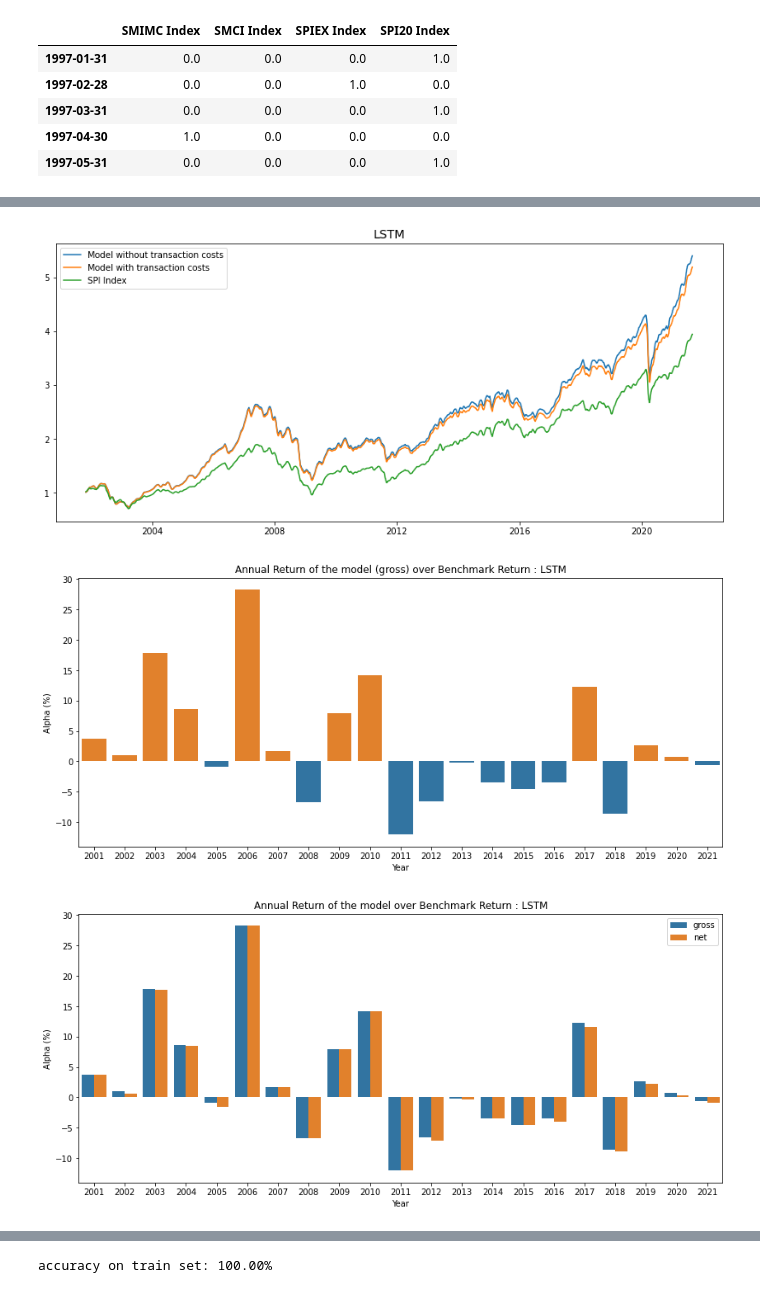
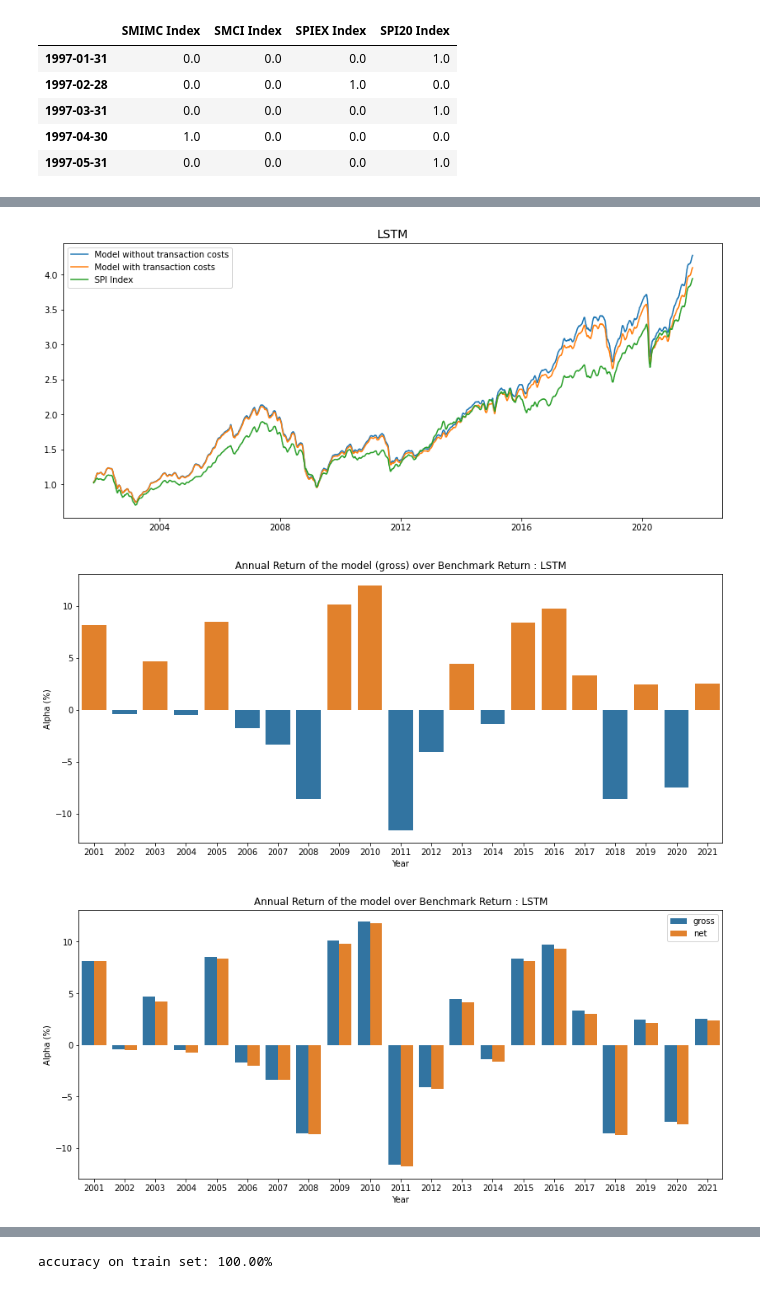
Before and after one commit to lacoupe/BCVS, a Jupyter notebook: SW/ml_size.ipynb, the cells around one changed output, grey strips where cells are left out. Cells and saved outputs as stored; diff of their text form; code cells hidden in the pictures.

```diff
--- a/SW/ml_size.ipynb
+++ b/SW/ml_size.ipynb
@@ -245,10 +245,10 @@ for col in price.columns:
     df_temp = pd.concat([ma50[col], ma100[col], ma200[col],
                          mom12[col], mom6[col], mom1[col],
                          vol12[col], vol6[col], vol1[col],
-                         RSI14[col], RSI9[col], RSI3[col],
+                         RSI14[col], RSI9[col], #RSI3[col],
                          MACD[col]], axis=1).loc['1997-01-01':].fillna(method='ffill')
     df_temp.columns = ['ma50', 'ma100', 'ma200', 'mom12', 'mom6', 'mom1',
-                       'vol12', 'vol6', 'vol1', 'RSI14', 'RSI9', 'RSI3', 'MACD']
+                       'vol12', 'vol6', 'vol1', 'RSI14', 'RSI9', 'MACD']#''RSI3', 'MACD']
     df_dict[col] = df_temp
 
 df_X = pd.concat(df_dict, axis=1)
@@ -366,8 +366,8 @@ class LSTM(nn.Module):
 def strategie(df_input_all, best_pred, model_name='MLP', nb_epochs=50, input_period=8, month_test_period=5, training_window=5, mini_batch_size=1, verbose=0):
 
     first_end_date = '2002-02-01'
-    num_tickers = 4
-    num_features = 13
+    num_tickers = len(df_input_all.columns.get_level_values(0).unique())
+    num_features = len(df_input_all.columns.get_level_values(1).unique())
 
     # ML parameters
     pdrop=0.25
@@ -509,13 +509,17 @@ df_pred_dict = {}
 df_prob_dict = {}
 perf_pred_dict_gross = {}
 perf_pred_dict_net = {}
-nb_epochs = 5
 input_period = 8
 mini_batch_size = 5
 verbose = 0
 training_window = 5
 
 for i, model_name in enumerate(models_list):
+    if (model_name == 'MLP') or (model_name == 'ConvNEt'):
+            nb_epochs = 50
+    elif model_name == 'LSTM':
+            nb_epochs = 300
+    nb_epochs = 1
     df_pred_dict[model_name], df_prob_dict[model_name] = strategie(df_input_all=df_X, best_pred=best_pred_one, model_name=model_name, nb_epochs=nb_epochs, input_period=input_period, mini_batch_size=mini_batch_size, verbose=verbose, training_window=training_window)
     perf_pred_dict_gross[model_name] = pred_to_perf(df_pred_dict[model_name])
     perf_pred_dict_net[model_name] = pred_to_perf(df_pred_dict[model_name], 0.0012)
@@ -555,6 +559,6 @@ df_stats
 # %%
 for model_name in df_pred_dict.keys():
     performance_plot(df_pred_dict[model_name], model_name)
-    annual_alpha_plot(perf_bench, df_pred_dict[model], model_name)
-    annual_alpha_plot_grossnet(perf_bench, df_pred_dict[model], model_name)
+    annual_alpha_plot(perf_bench, df_pred_dict[model_name], model_name)
+    annual_alpha_plot_grossnet(perf_bench, df_pred_dict[model_name], model_name)
 # %% [output]
@@ -567,3 +571,3 @@ for model_name in df_pred_dict.keys():
-[figure, old version]
+[figure, new version]
-[figure, old version]
+[figure, new version]
-[figure, old version]
+[figure, new version]
```
Also changed, not shown: parts of 8 cells of this notebook.
